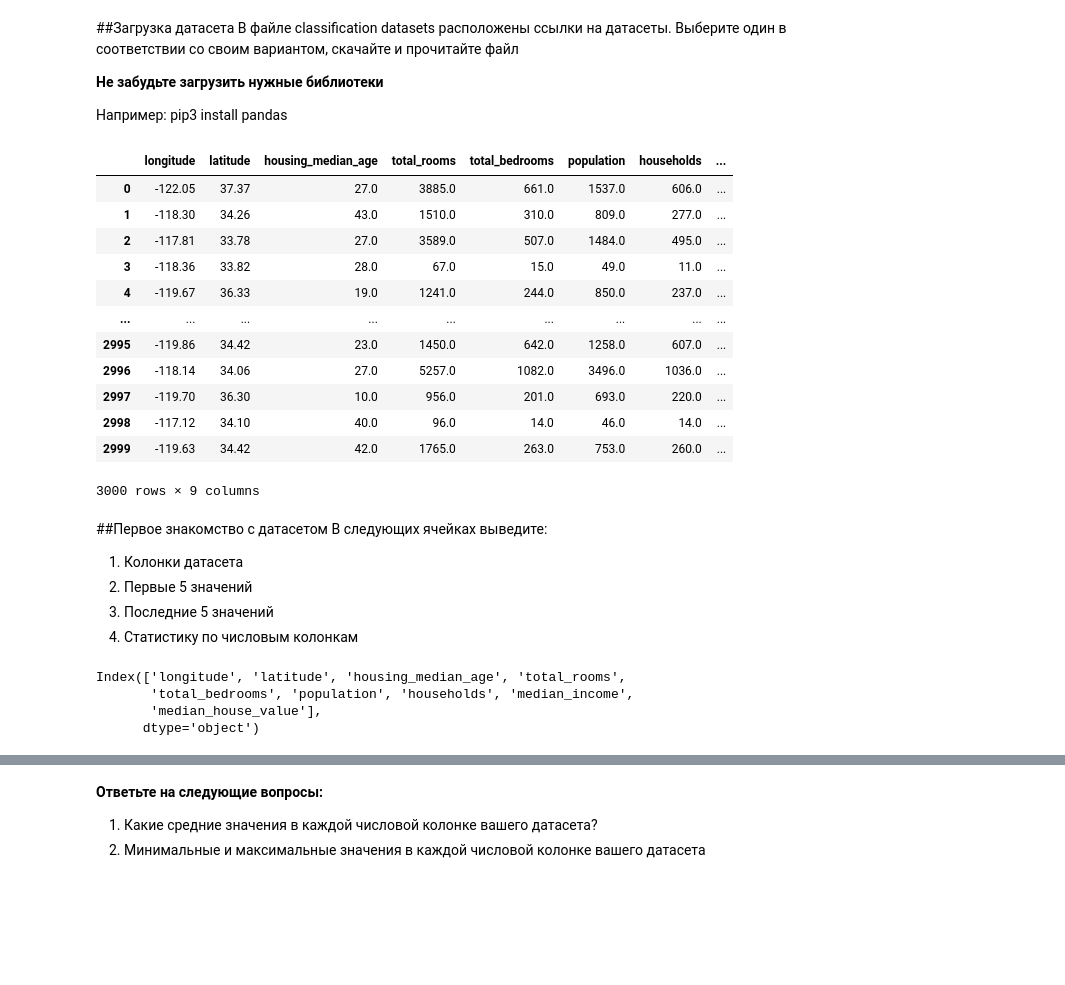
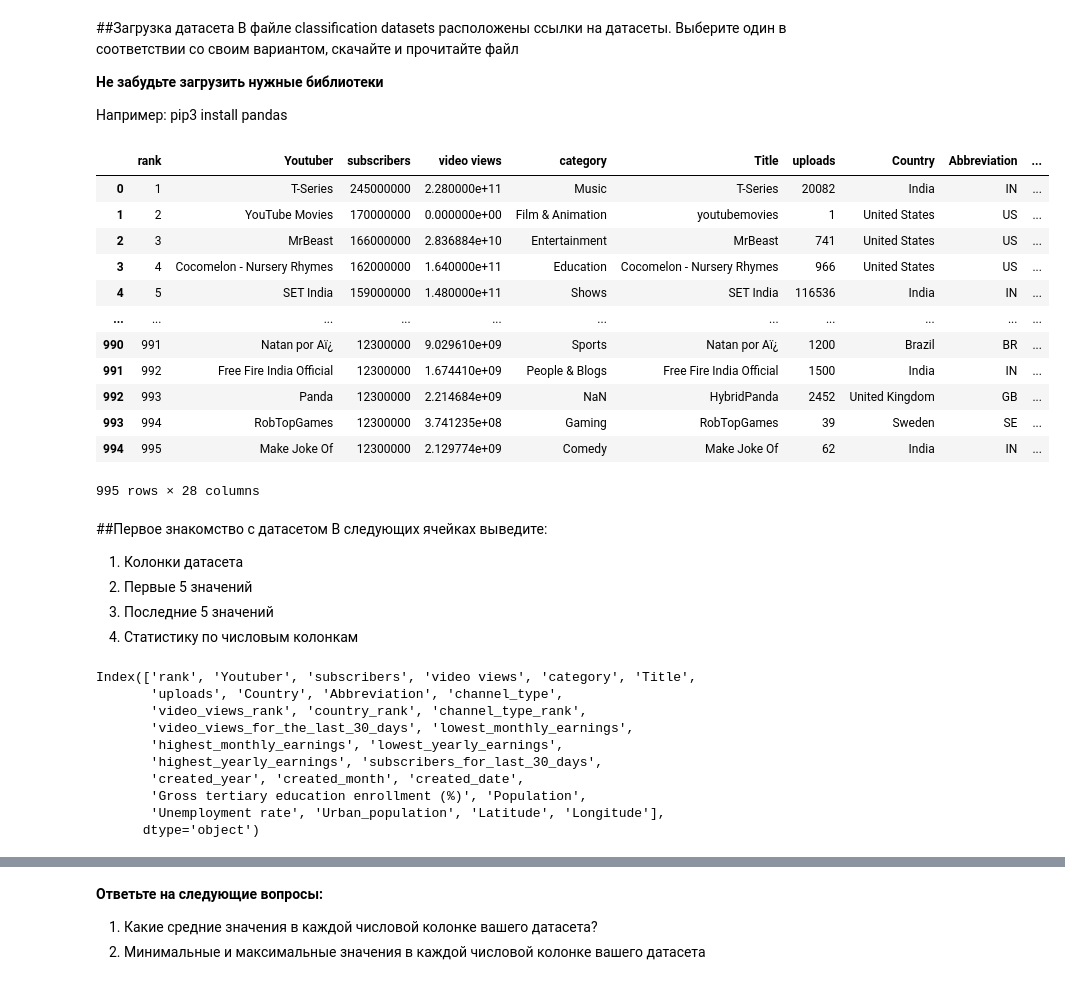
Before and after one commit to Natalys2003/Machine-learn, a Jupyter notebook: Копия_блокнота_"Задание_1_ipynb".ipynb, the cells around one changed output, grey strips where cells are left out. Cells and saved outputs as stored; diff of their text form; code cells hidden in the pictures; blank space fills up the shorter version.

```diff
--- a/Копия_блокнота_"Задание_1_ipynb".ipynb
+++ b/Копия_блокнота_"Задание_1_ipynb".ipynb
@@ -12,22 +12,23 @@
 # %%
 import pandas as pd
 # %%
-df =pd.read_csv("/content/sample_data/california_housing_test.csv")
+df = pd.read_csv("/content/Global YouTube Statistics.csv", encoding='unicode_escape')
 df
+#/content/Global YouTube Statistics.csv
 # %% [output]
-|  | longitude | latitude | housing_median_age | total_rooms | total_bedrooms | population | households | ... |
-| 0 | -122.05 | 37.37 | 27.0 | 3885.0 | 661.0 | 1537.0 | 606.0 | ... |
-| 1 | -118.30 | 34.26 | 43.0 | 1510.0 | 310.0 | 809.0 | 277.0 | ... |
-| 2 | -117.81 | 33.78 | 27.0 | 3589.0 | 507.0 | 1484.0 | 495.0 | ... |
-| 3 | -118.36 | 33.82 | 28.0 | 67.0 | 15.0 | 49.0 | 11.0 | ... |
-| 4 | -119.67 | 36.33 | 19.0 | 1241.0 | 244.0 | 850.0 | 237.0 | ... |
-| ... | ... | ... | ... | ... | ... | ... | ... | ... |
-| 2995 | -119.86 | 34.42 | 23.0 | 1450.0 | 642.0 | 1258.0 | 607.0 | ... |
-| 2996 | -118.14 | 34.06 | 27.0 | 5257.0 | 1082.0 | 3496.0 | 1036.0 | ... |
-| 2997 | -119.70 | 36.30 | 10.0 | 956.0 | 201.0 | 693.0 | 220.0 | ... |
-| 2998 | -117.12 | 34.10 | 40.0 | 96.0 | 14.0 | 46.0 | 14.0 | ... |
-| 2999 | -119.63 | 34.42 | 42.0 | 1765.0 | 263.0 | 753.0 | 260.0 | ... |
+|  | rank | Youtuber | subscribers | video views | category | Title | uploads | Country | Abbreviation | ... |
+| 0 | 1 | T-Series | 245000000 | 2.280000e+11 | Music | T-Series | 20082 | India | IN | ... |
+| 1 | 2 | YouTube Movies | 170000000 | 0.000000e+00 | Film & Animation | youtubemovies | 1 | United States | US | ... |
+| 2 | 3 | MrBeast | 166000000 | 2.836884e+10 | Entertainment | MrBeast | 741 | United States | US | ... |
+| 3 | 4 | Cocomelon - Nursery Rhymes | 162000000 | 1.640000e+11 | Education | Cocomelon - Nursery Rhymes | 966 | United States | US | ... |
+| 4 | 5 | SET India | 159000000 | 1.480000e+11 | Shows | SET India | 116536 | India | IN | ... |
+| ... | ... | ... | ... | ... | ... | ... | ... | ... | ... | ... |
+| 990 | 991 | Natan por Aï¿ | 12300000 | 9.029610e+09 | Sports | Natan por Aï¿ | 1200 | Brazil | BR | ... |
+| 991 | 992 | Free Fire India Official | 12300000 | 1.674410e+09 | People & Blogs | Free Fire India Official | 1500 | India | IN | ... |
+| 992 | 993 | Panda | 12300000 | 2.214684e+09 | NaN | HybridPanda | 2452 | United Kingdom | GB | ... |
+| 993 | 994 | RobTopGames | 12300000 | 3.741235e+08 | Gaming | RobTopGames | 39 | Sweden | SE | ... |
+| 994 | 995 | Make Joke Of | 12300000 | 2.129774e+09 | Comedy | Make Joke Of | 62 | India | IN | ... |
-3000 rows × 9 columns
+995 rows × 28 columns
 # %% [markdown]
 ##Первое знакомство с датасетом
 В следующих ячейках выведите:
@@ -40,7 +41,13 @@ df
 # %%
 df.columns
 # %% [output]
-Index(['longitude', 'latitude', 'housing_median_age', 'total_rooms',
-       'total_bedrooms', 'population', 'households', 'median_income',
-       'median_house_value'],
+Index(['rank', 'Youtuber', 'subscribers', 'video views', 'category', 'Title',
+       'uploads', 'Country', 'Abbreviation', 'channel_type',
+       'video_views_rank', 'country_rank', 'channel_type_rank',
+       'video_views_for_the_last_30_days', 'lowest_monthly_earnings',
+       'highest_monthly_earnings', 'lowest_yearly_earnings',
+       'highest_yearly_earnings', 'subscribers_for_last_30_days',
+       'created_year', 'created_month', 'created_date',
+       'Gross tertiary education enrollment (%)', 'Population',
+       'Unemployment rate', 'Urban_population', 'Latitude', 'Longitude'],
       dtype='object')
```
Also changed, not shown: parts of 12 cells of this notebook.
